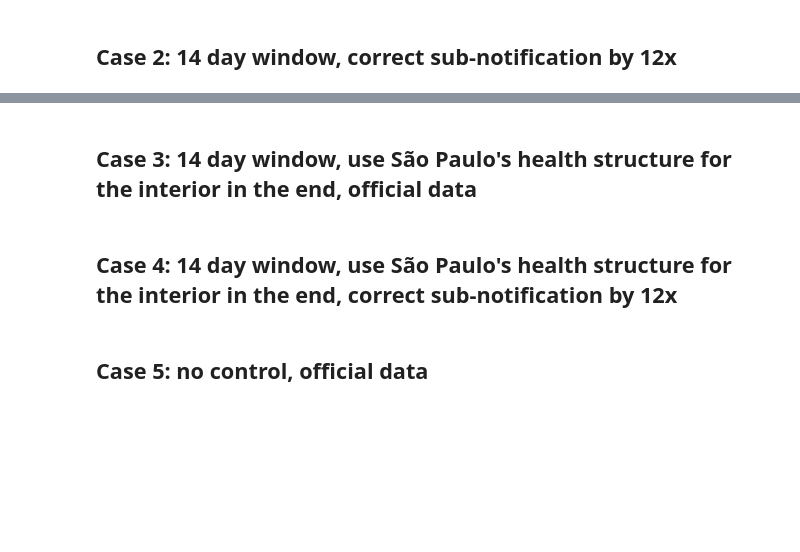
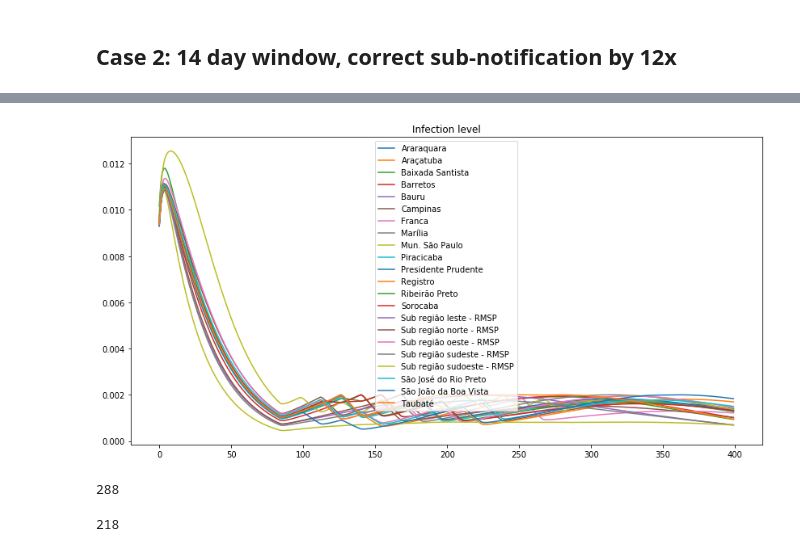
Before and after one commit to pjssilva/Robot-dance, a Jupyter notebook: dev_test.ipynb, the cells around one changed output, grey strips where cells are left out. Cells and saved outputs as stored; diff of their text form; code cells hidden in the pictures; blank space fills up the shorter version.

```diff
--- a/dev_test.ipynb
+++ b/dev_test.ipynb
@@ -65,9 +72,14 @@ Wall time: 44.1 s
 # %% [markdown]
 ## Case 2: 14 day window, correct sub-notification by 12x
-# %%
-cities_data = prepare_data.compute_initial_condition_evolve_and_save(basic_prm, "SP", ["Araçatuba", "São José Do Rio Preto"], 500000, 12)
-run_robot.prepare_optimization(basic_prm, cities_data, M, target, force_dif)
+# %%
+basic_prm["hammer_duration"] = 14*6
+basic_prm["rep"] = 1.4
+basic_prm["min_level"] = 0.8
+target = 0.002*np.ones((ncities, ndays))
+target = prepare_data.save_target(cities_data, target)
+run_robot.prepare_optimization(basic_prm, cities_data, M, target, force_dif)
 # %%
 %%time
-run_robot.optimize_and_show_results("results/window_14_i_corrected_12x.png", "results/window_14_rt_corrected_12x.png",
-                                    "results/window_14_corrected_12x.csv", cities_data.index)
+run_robot.optimize_and_show_results("results/window_14_rti.png", "results/window_14_rti.png",
+                                    "results/window_14_rti.csv", cities_data.index)
+# %% [output]
@@ -74,2 +88 @@ run_robot.optimize_and_show_results("results/window_14_i_corrected_12x.png", "re
+[figure, added]
-# %% [markdown]
-## Case 3: 14 day window, use São Paulo's health structure for the interior in the end, official data
@@ -93,2 +88,0 @@ run_robot.optimize_and_show_results("results/window_14_extra_capacity_i.png", "r
-# %% [markdown]
-## Case 4: 14 day window, use São Paulo's health structure for the interior in the end, correct sub-notification by 12x
@@ -102,2 +88,0 @@ run_robot.optimize_and_show_results("results/window_14_i_extra_capacity_correcte
-# %% [markdown]
-## Case 5: no control, official data
@@ -113,0 +89,10 @@ run_robot.optimize_and_show_results("results/window_14_i_no_control.png", "resul
+# %%
+sol1 = pd.read_csv("results/window_14.csv", index_col=[0, 1])
+(sol1.loc["Mun. São Paulo", "rt"] >= 1.99).sum()
+# %% [output]
+288
+# %%
+sol2 = pd.read_csv("results/window_14_rti.csv", index_col=[0, 1])
+(sol2.loc["Mun. São Paulo", "rt"] >= 1.29).sum()
+# %% [output]
+218
```
Also changed, not shown: parts of 12 cells of this notebook, 5 other files.
